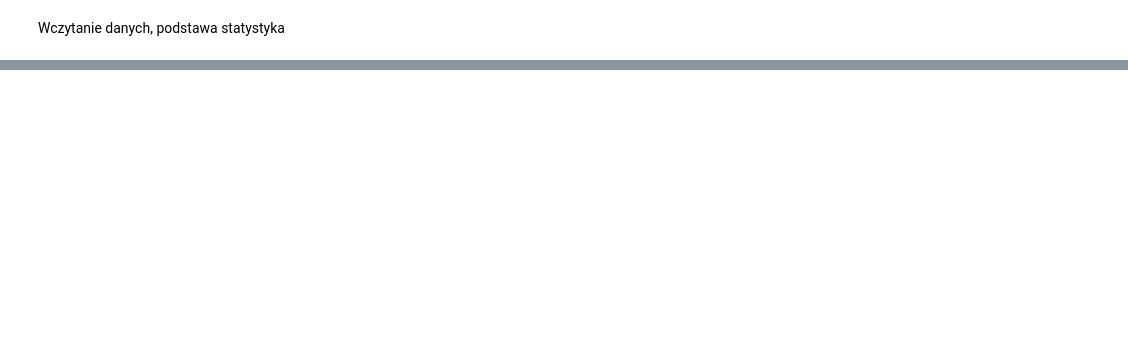
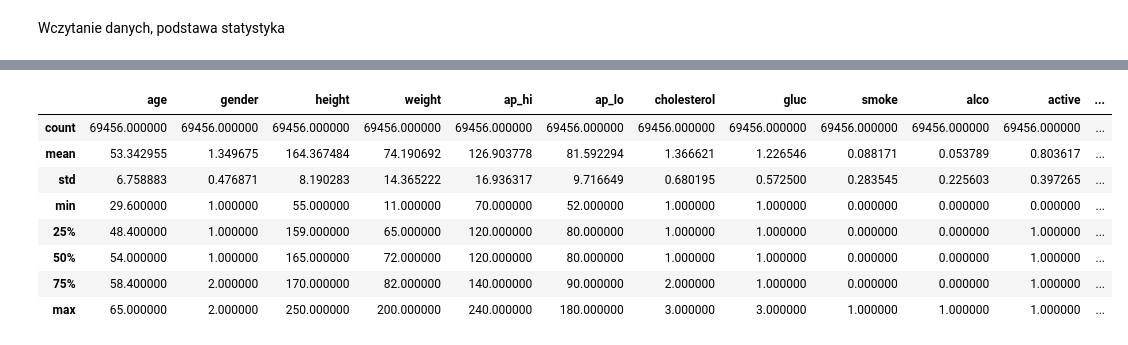
Before and after one commit to infoshareacademy/jdszr3-datavirus, a Jupyter notebook: PYTHON/code/1.ipynb, the cells around one changed output, grey strips where cells are left out. Cells and saved outputs as stored; diff of their text form; code cells hidden in the pictures; blank space fills up the shorter version.

```diff
--- a/PYTHON/code/1.ipynb
+++ b/PYTHON/code/1.ipynb
@@ -69,0 +119,4 @@ Zliczenie rekordów dla kolumn z wyszczególnieniem katygorii
+# %%
+df['ap_lo']=df['ap_lo'].abs()
+df['ap_hi']=df['ap_hi'].abs()
+df.isnull().values.any()
@@ -69,0 +129,6 @@ Zliczenie rekordów dla kolumn z wyszczególnieniem katygorii
+# %%
+#sprawdzenie wartości odbiegających od normy dla ap_hi, ap_lo
+# dla ap_lo wartości cisniena skurczowego są prawisłowe - można przyjąć błąd przy wprowadzaniu danych -> podzielenie warości ap_lo/100 lub 100
+df.loc[(df['ap_lo']>300) & (df['ap_lo']<=1000),'ap_lo']=df['ap_lo']/10
+df.loc[(df['ap_lo']>1000),'ap_lo']=df['ap_lo']/100
+df.ap_lo.describe()
@@ -69,0 +158,4 @@ Zliczenie rekordów dla kolumn z wyszczególnieniem katygorii
+# %%
+df.loc[(df['ap_hi']>300)& (df['ap_hi']<=2000),'ap_hi']=df['ap_hi']/10
+df.loc[(df['ap_hi']>2000),'ap_hi']=df['ap_hi']/100
+df.ap_hi.describe()
@@ -69,0 +172,15 @@ Zliczenie rekordów dla kolumn z wyszczególnieniem katygorii
+# %%
+df = df[df['ap_lo']>50]
+df = df[df['ap_lo']<=180]
+df = df[df['ap_hi']>50]
+df.describe()
+# %% [output]
+|  | age | gender | height | weight | ap_hi | ap_lo | cholesterol | gluc | smoke | alco | active | ... |
+| count | 69456.000000 | 69456.000000 | 69456.000000 | 69456.000000 | 69456.000000 | 69456.000000 | 69456.000000 | 69456.000000 | 69456.000000 | 69456.000000 | 69456.000000 | ... |
+| mean | 53.342955 | 1.349675 | 164.367484 | 74.190692 | 126.903778 | 81.592294 | 1.366621 | 1.226546 | 0.088171 | 0.053789 | 0.803617 | ... |
+| std | 6.758883 | 0.476871 | 8.190283 | 14.365222 | 16.936317 | 9.716649 | 0.680195 | 0.572500 | 0.283545 | 0.225603 | 0.397265 | ... |
+| min | 29.600000 | 1.000000 | 55.000000 | 11.000000 | 70.000000 | 52.000000 | 1.000000 | 1.000000 | 0.000000 | 0.000000 | 0.000000 | ... |
+| 25% | 48.400000 | 1.000000 | 159.000000 | 65.000000 | 120.000000 | 80.000000 | 1.000000 | 1.000000 | 0.000000 | 0.000000 | 1.000000 | ... |
+| 50% | 54.000000 | 1.000000 | 165.000000 | 72.000000 | 120.000000 | 80.000000 | 1.000000 | 1.000000 | 0.000000 | 0.000000 | 1.000000 | ... |
+| 75% | 58.400000 | 2.000000 | 170.000000 | 82.000000 | 140.000000 | 90.000000 | 2.000000 | 1.000000 | 0.000000 | 0.000000 | 1.000000 | ... |
+| max | 65.000000 | 2.000000 | 250.000000 | 200.000000 | 240.000000 | 180.000000 | 3.000000 | 3.000000 | 1.000000 | 1.000000 | 1.000000 | ... |
```
Also changed, not shown: parts of 37 cells of this notebook.
